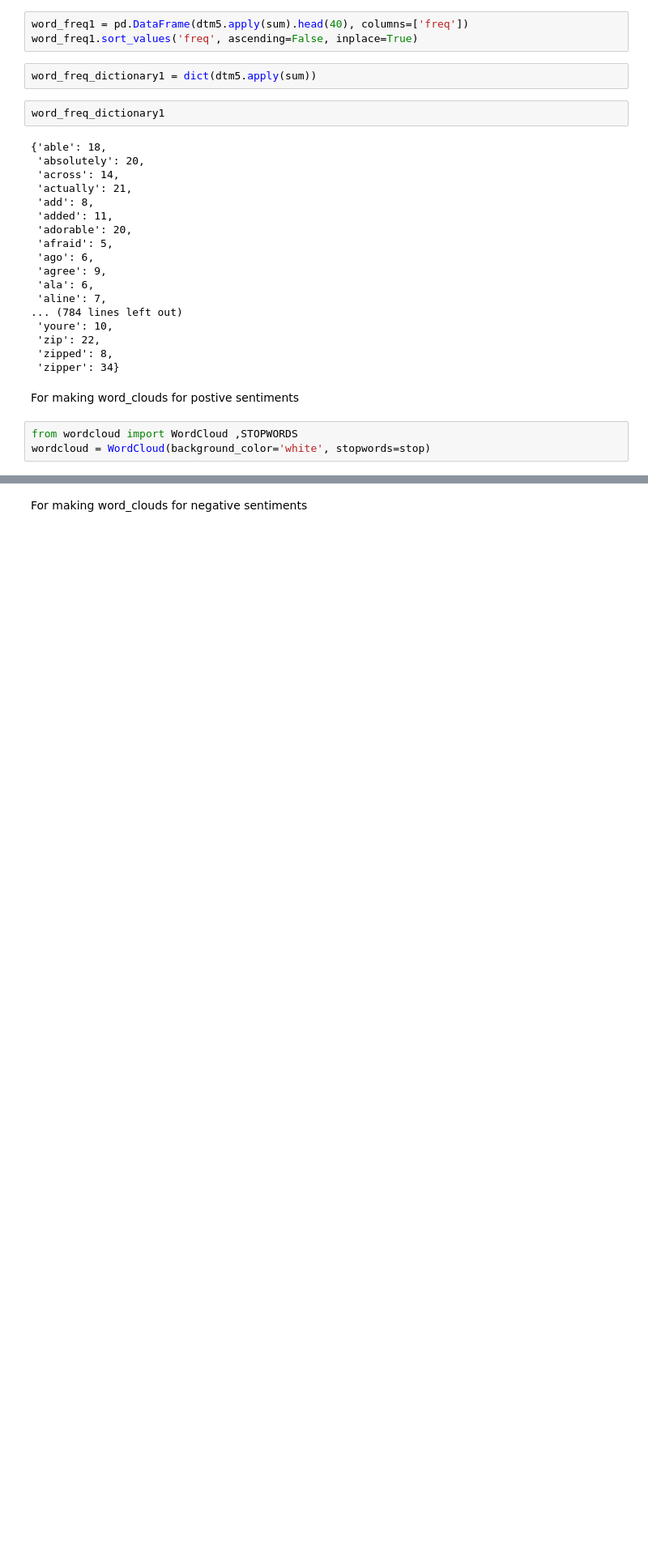
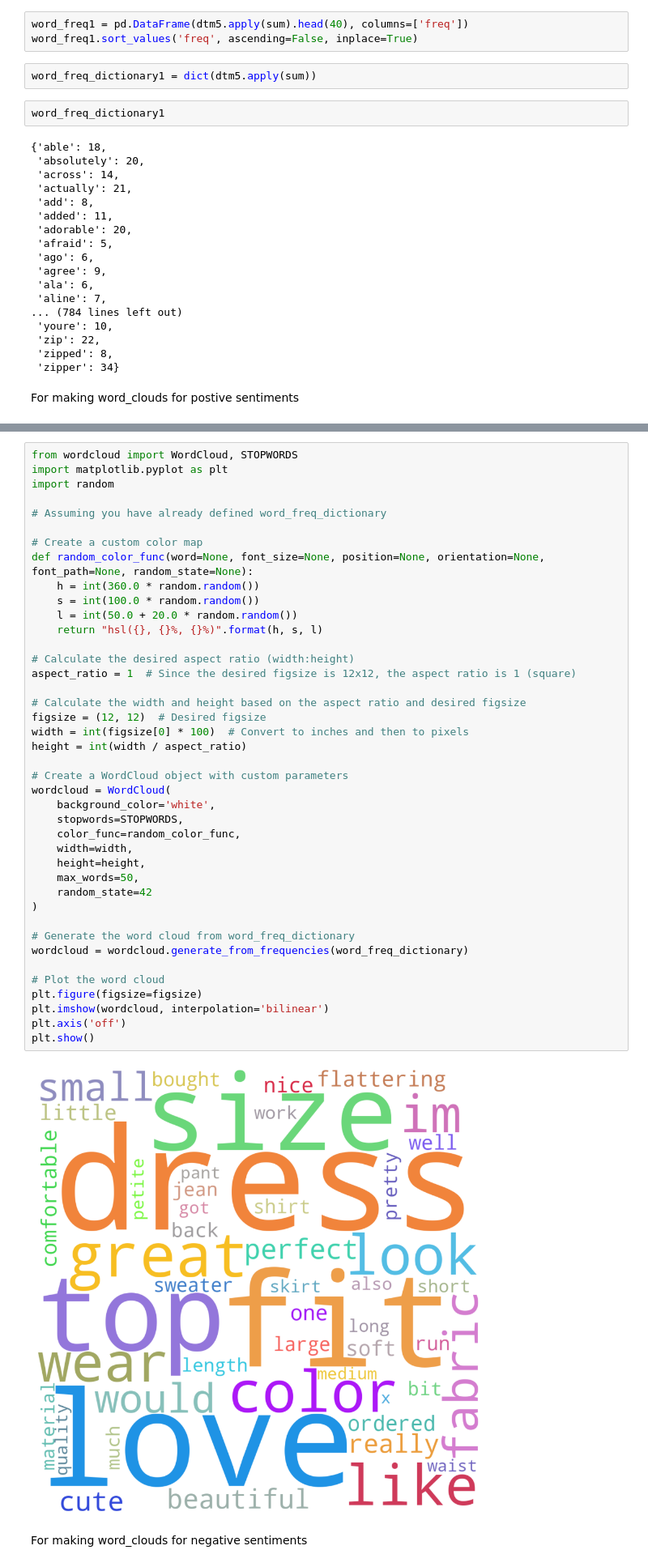
Before and after one commit to phallyn-chean/data-science-project, a Jupyter notebook: src/text_mining.ipynb, the cells around one changed output, grey strips where cells are left out. Shown: that part at 81% size. Cells and saved outputs as stored; diff of their text form; blank space fills up the shorter version.

Commit message:
update_word_clouds

```diff
--- a/src/text_mining.ipynb
+++ b/src/text_mining.ipynb
@@ -533,6 +546,3 @@ word_freq_dictionary1
  'zipper': 34}
 # %% [markdown]
 For making word_clouds for postive sentiments
-# %%
-from wordcloud import WordCloud ,STOPWORDS
-wordcloud = WordCloud(background_color='white', stopwords=stop)
@@ -548,2 +549,45 @@ plt.show()
+# %%
+from wordcloud import WordCloud, STOPWORDS
+import matplotlib.pyplot as plt
+import random
+
+# Assuming you have already defined word_freq_dictionary
+
+# Create a custom color map
+def random_color_func(word=None, font_size=None, position=None, orientation=None, font_path=None, random_state=None):
+    h = int(360.0 * random.random())
+    s = int(100.0 * random.random())
+    l = int(50.0 + 20.0 * random.random())
+    return "hsl({}, {}%, {}%)".format(h, s, l)
+
+# Calculate the desired aspect ratio (width:height)
+aspect_ratio = 1  # Since the desired figsize is 12x12, the aspect ratio is 1 (square)
+
+# Calculate the width and height based on the aspect ratio and desired figsize
+figsize = (12, 12)  # Desired figsize
+width = int(figsize[0] * 100)  # Convert to inches and then to pixels
+height = int(width / aspect_ratio)
+
+# Create a WordCloud object with custom parameters
+wordcloud = WordCloud(
+    background_color='white',
+    stopwords=STOPWORDS,
+    color_func=random_color_func,
+    width=width,
+    height=height,
+    max_words=50,
+    random_state=42
+)
+
+# Generate the word cloud from word_freq_dictionary
+wordcloud = wordcloud.generate_from_frequencies(word_freq_dictionary)
+
+# Plot the word cloud
+plt.figure(figsize=figsize)
+plt.imshow(wordcloud, interpolation='bilinear')
+plt.axis('off')
+plt.show()
+# %% [output]
+[figure, added]
 # %% [markdown]
 For making word_clouds for negative sentiments
```
Also changed, not shown: parts of 12 cells of this notebook.
